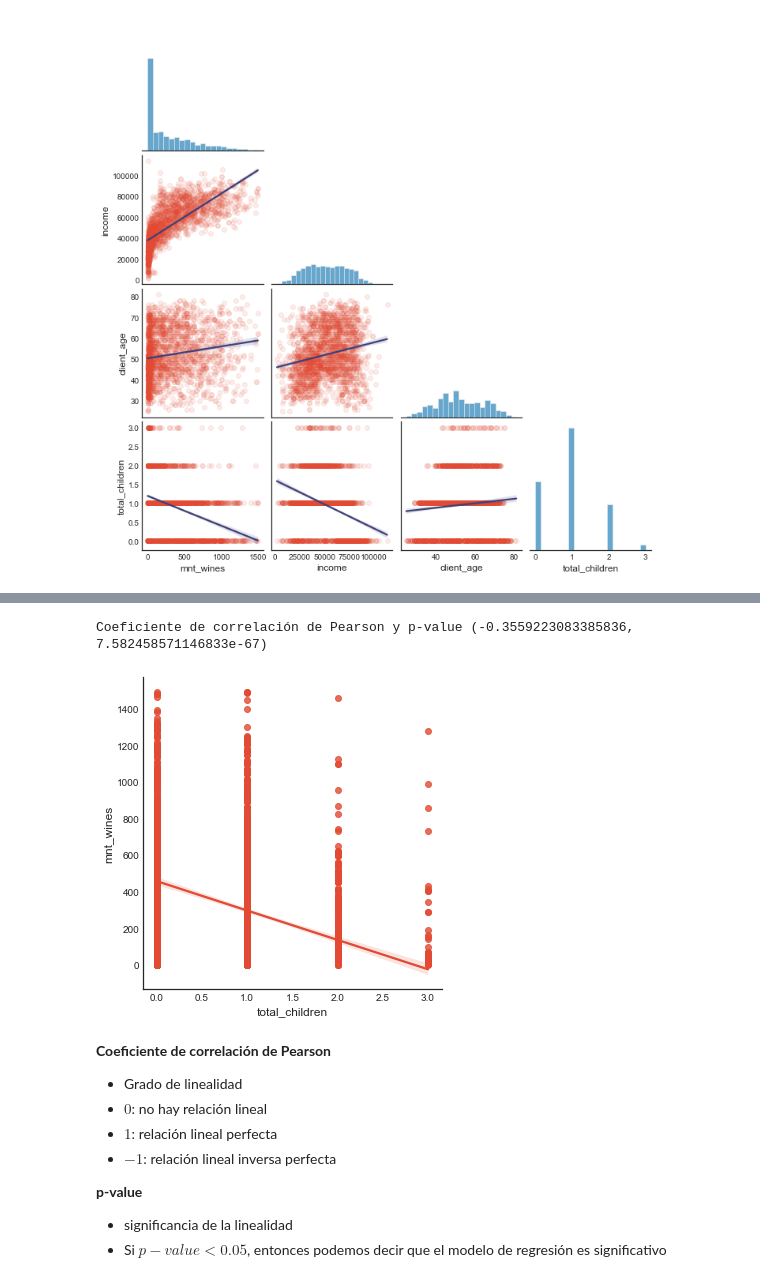
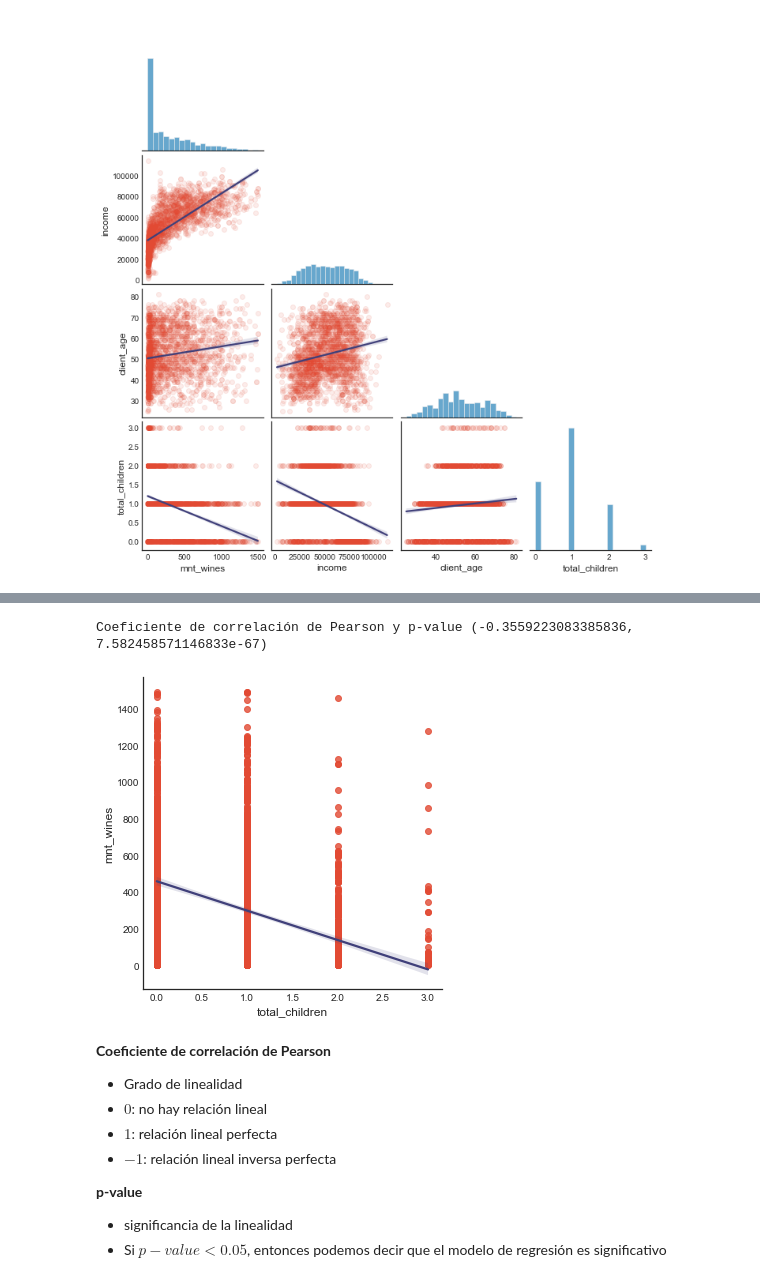
Before and after one commit to edgarmontes/predict_product, a Jupyter notebook: predict_product.ipynb, the cells around one changed output, grey strips where cells are left out. Drawn from its saved outputs; the diff is of its cells as text; code cells hidden in the pictures.

```diff
--- a/predict_product.ipynb
+++ b/predict_product.ipynb
@@ -343,10 +343,10 @@ Coeficiente de correlación de Pearson y p-value (0.16443771684546754, 7.8398325
 # %%
 x3 = cols_traditional_model[3]
-sns.lmplot(x=x3,y=y,data=df);
+sns.lmplot(x=x3,y=y,data=df,line_kws={"color":"#40407a"});
 print("Coeficiente de correlación de Pearson y p-value",st.pearsonr(df[x3],df[y]))
 # %% [output]
 Coeficiente de correlación de Pearson y p-value (-0.3559223083385836, 7.582458571146833e-67)
-[figure, old version]
+[figure, new version]
 # %% [markdown]
 **Coeficiente de correlación de Pearson**
 + Grado de linealidad
```
Also changed, not shown: parts of 12 cells of this notebook.
